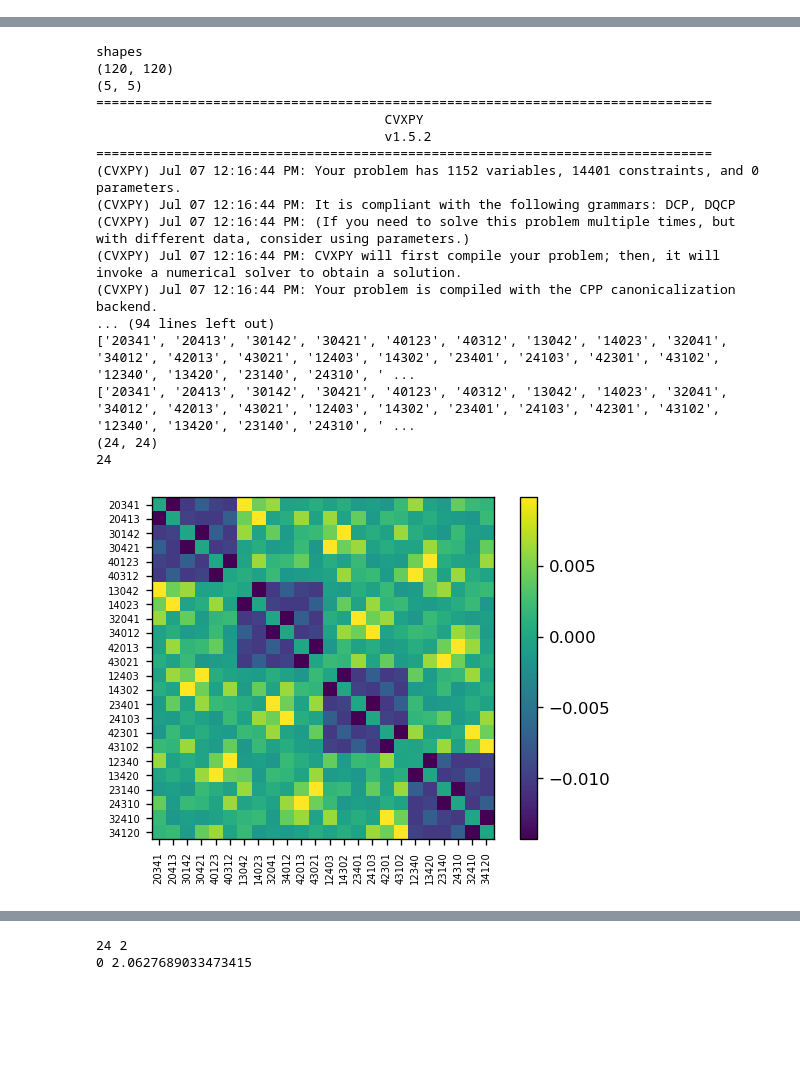
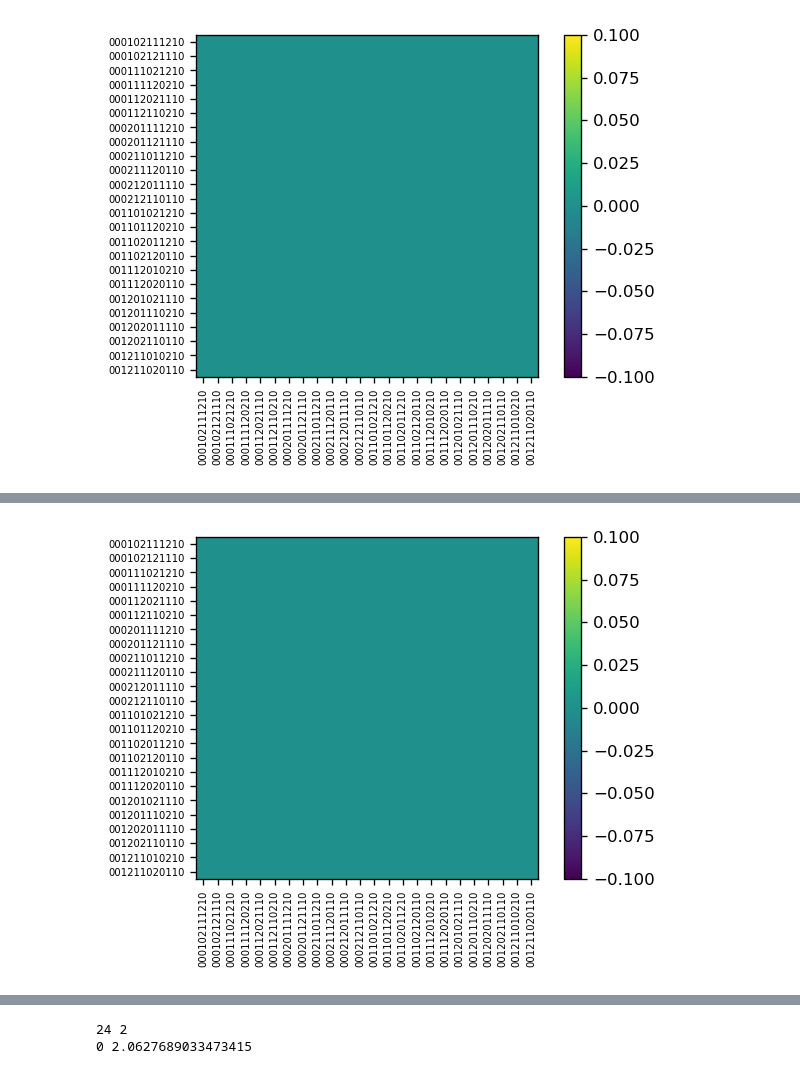
Before and after one commit to blake-holman/ED_Adversaries, a Jupyter notebook: Relative.ipynb, the cells around one changed output, grey strips where cells are left out. Drawn from its saved outputs; the diff is of its cells as text; code cells hidden in the pictures; blank space fills up the shorter version.

```diff
--- a/Relative.ipynb
+++ b/Relative.ipynb
@@ -19,6 +22,9 @@ mpl.rcParams["figure.dpi"] = 120
 def get_oracles(funcs, oracle_getter):
     print('get_oracles', len(funcs))
     return {func: oracle_getter(func) for func in funcs}
+
+def cycle_oracle(func):
+    return permutation_oracle(cycle_to_standard(func))
 
 def get_phase_oracles(problem):
     oracles = {}
@@ -68,7 +74,7 @@ def standard_oracle(func, alpha_len=None):
 
 def get_oracle_diffs(oracles, prod=True, mat=False, keys=None):
     oracle_diffs = {}
-    print("keys", keys)
+    # print("keys", keys)
     if keys is None:
         keys = list(oracles.keys())
     # keys.sort()
@@ -86,8 +92,9 @@ def get_oracle_diffs(oracles, prod=True, mat=False, keys=None):
             ] for k2 in keys
         ]
     return oracle_diffs
-def permutation_oracle(perm):
+def permutation_oracle(perm, nonstandard=False):
     n = len(perm)
+
     oracle = np.zeros((n, n))
     for i in range(n):
         oracle[i, perm[i]] = 1
@@ -293,7 +300,10 @@ def relative_hadamard_norm_max(mat, relative_mat, D_len, solver="MOSEK", uni=Tru
     # print(W)
     constraints = [cp.trace(Y) == 1, Lambda_relative << diag]
     opt_prob = cp.Problem(cp.Maximize(2 * cp.sum(cp.multiply(Lambda.T, mat))), constraints)
-    opt_prob.solve(verbose=True, solver=solver, mosek_params= {"MSK_IPAR_NUM_THREADS": 8})
+    # opt_prob.solve(verbose=True, solver=solver, mosek_params= {"MSK_IPAR_NUM_THREADS": 2})
+    opt_prob.solve(verbose=True, solver="SCS")
+                # eps_rel=1e-4,
+                # eps_infeas=1e-7)
     return Lambda.value, Y.value, Lambda_relative.value
 
 
@@ -418,6 +466,6 @@ SyntaxError: invalid syntax (Temp/ipykernel_17556/3167777479.py, line 107)
 # %%
-n = 5
-k = 1
+n = 2
+m = 3
 # print(get_n_cycles(n))
 # cycles = get_cycles(n, n)
 # print(cycles)
@@ -428,17 +476,17 @@ k = 1
 # # perms = [perm for perm in perms.instances if perm.index(0)!=0]
 
 # # prob = equality(n)
+perms, keys, preimage_dict = get_special_cycles(n, m)
 
-perms = get_cycles(n,n)
 # perms = get_cycles(n,n)
 # # # perms = perms[:3] + perms[-2:]
-keys, perm_types = search_perm_sorter(perms)
+# keys, perm_types = search_perm_sorter(perms)
 inv_keys = {v:key for key, v in keys.items()}
 sorted_perms = [inv_keys[i] for i in range(len(keys))]
-print(keys)
+# print(keys)
 # # # print(len(perms), len(keys))
-oracles = get_oracles(perms, permutation_oracle)
-print(oracles)
+oracles = get_oracles(perms, cycle_oracle)
+# print(oracles)
 # # # print(len(oracles))
 oracle_diffs_list = get_oracle_diffs(oracles, prod=True, mat=True, keys=keys)
 # # print(keys)
@@ -448,7 +496,7 @@ oracle_diffs = np.block(oracle_diffs_list)
 # perms_sorted = [keys.index[i] for i in range(len(keys))]
 visualize(oracle_diffs)
 
-mat = search_mask(perms, assignment=keys)
+mat = mask_maker(keys, preimage_dict)
 visualize(mat, (sorted_perms, sorted_perms), to_string=True)
 # print('boop')
 # start = time()
@@ -480,0 +513 @@ keys {(2, 0, 3, 4, 1): 0, (2, 0, 4, 1, 3): 1, (3, 0, 1, 4, 2): 2, (3, 0, 4, 2, 1
+[figure, new version]
@@ -486,18 +531 @@ keys {(2, 0, 3, 4, 1): 0, (2, 0, 4, 1, 3): 1, (3, 0, 1, 4, 2): 2, (3, 0, 4, 2, 1
-shapes
-(120, 120)
-(5, 5)
-===============================================================================
-                                     CVXPY
-                                     v1.5.2
-===============================================================================
-(CVXPY) Jul 07 12:16:44 PM: Your problem has 1152 variables, 14401 constraints, and 0 parameters.
-(CVXPY) Jul 07 12:16:44 PM: It is compliant with the following grammars: DCP, DQCP
-(CVXPY) Jul 07 12:16:44 PM: (If you need to solve this problem multiple times, but with different data, consider using parameters.)
-(CVXPY) Jul 07 12:16:44 PM: CVXPY will first compile your problem; then, it will invoke a numerical solver to obtain a solution.
-(CVXPY) Jul 07 12:16:44 PM: Your problem is compiled with the CPP canonicalization backend.
-... (94 lines left out)
-['20341', '20413', '30142', '30421', '40123', '40312', '13042', '14023', '32041', '34012', '42013', '43021', '12403', '14302', '23401', '24103', '42301', '43102', '12340', '13420', '23140', '24310', ' ...
-['20341', '20413', '30142', '30421', '40123', '40312', '13042', '14023', '32041', '34012', '42013', '43021', '12403', '14302', '23401', '24103', '42301', '43102', '12340', '13420', '23140', '24310', ' ...
-(24, 24)
-24
-[figure, old version]
+[figure, new version]
```
Also changed, not shown: parts of 6 cells of this notebook, 1 other file.
